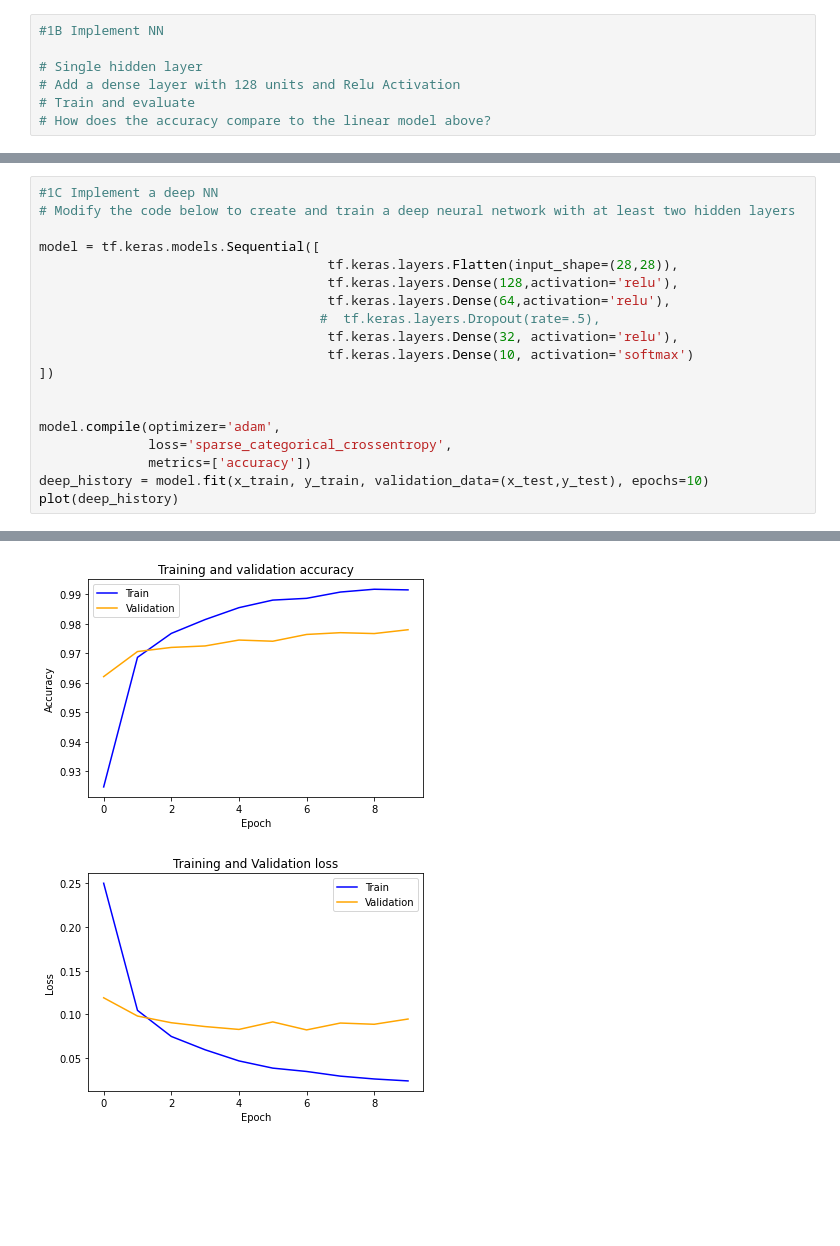
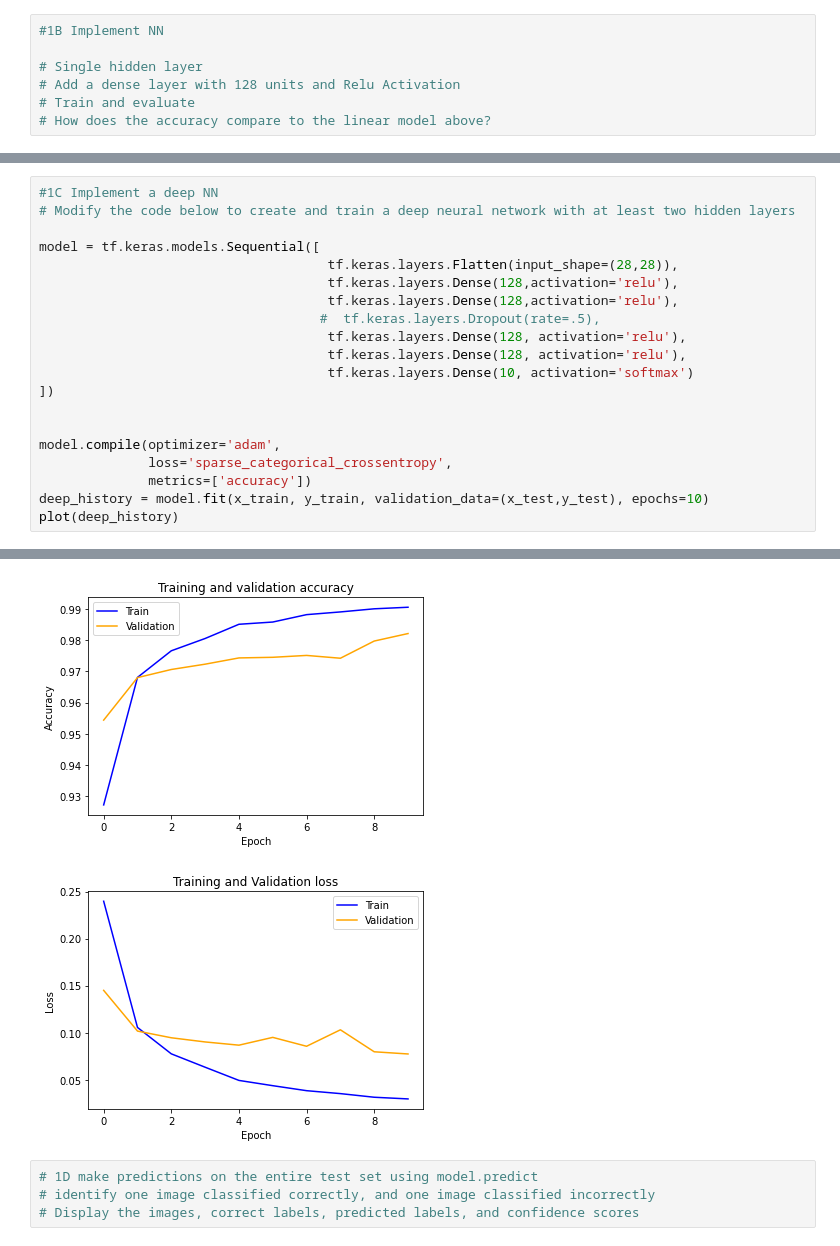
Before and after one commit to ZanePeycke/ADL, a Jupyter notebook: HW/HW1/ADL_HW1_Scratch.ipynb, the cells around one changed output, grey strips where cells are left out. Drawn from its saved outputs; the diff is of its cells as text; blank space fills up the shorter version.

```diff
--- a/HW/HW1/ADL_HW1_Scratch.ipynb
+++ b/HW/HW1/ADL_HW1_Scratch.ipynb
@@ -166,9 +166,10 @@ Epoch 10/10
 model = tf.keras.models.Sequential([
                                      tf.keras.layers.Flatten(input_shape=(28,28)),
                                      tf.keras.layers.Dense(128,activation='relu'),
-                                     tf.keras.layers.Dense(64,activation='relu'),
+                                     tf.keras.layers.Dense(128,activation='relu'),
                                     #  tf.keras.layers.Dropout(rate=.5),
-                                     tf.keras.layers.Dense(32, activation='relu'),
+                                     tf.keras.layers.Dense(128, activation='relu'),
+                                     tf.keras.layers.Dense(128, activation='relu'),
                                      tf.keras.layers.Dense(10, activation='softmax')
 ])
 
@@ -202,2 +203,6 @@ Epoch 10/10
-[figure, old version]
+[figure, new version]
-[figure, old version]
+[figure, new version]
+# %%
+# 1D make predictions on the entire test set using model.predict
+# identify one image classified correctly, and one image classified incorrectly
+# Display the images, correct labels, predicted labels, and confidence scores
```
Also changed, not shown: parts of 7 cells of this notebook.
